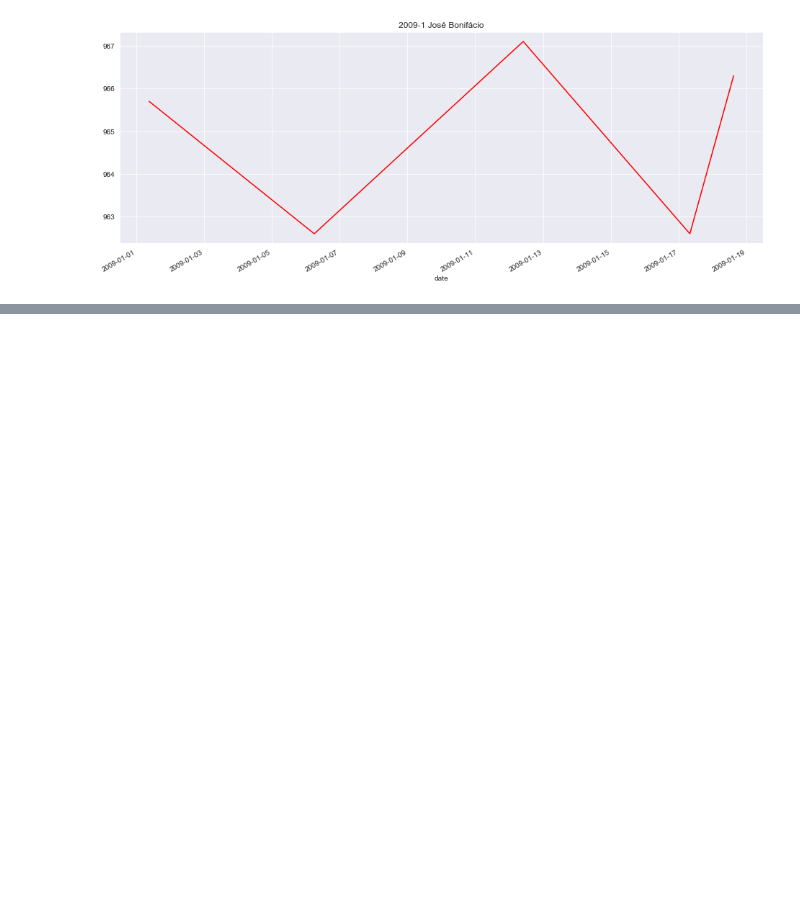
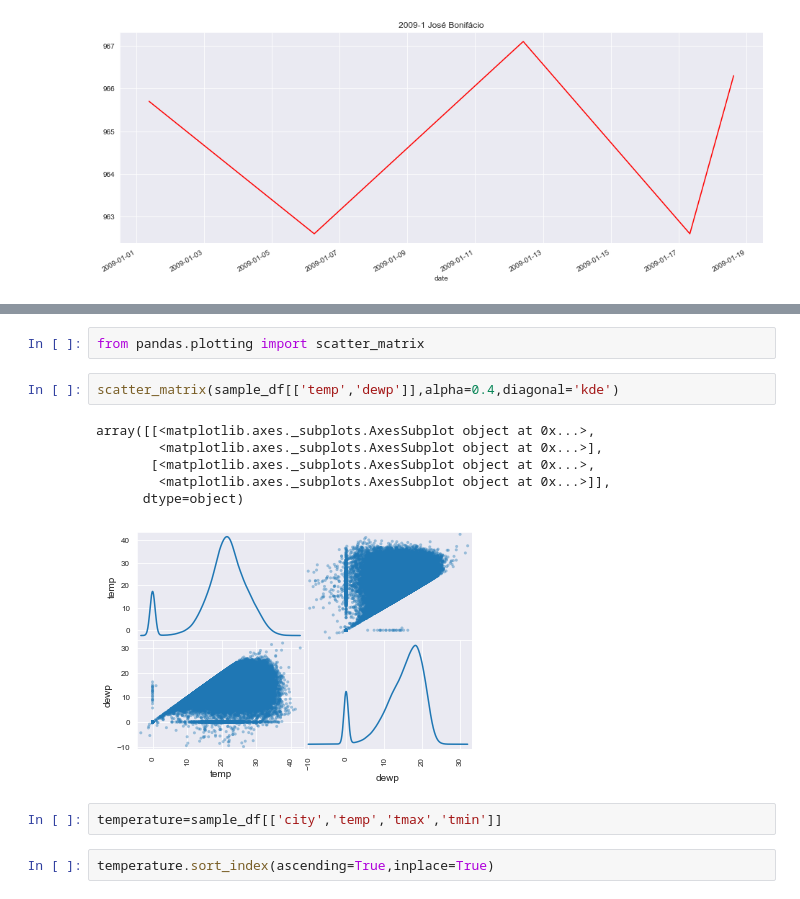
Before and after one commit to ducnguyen4993/Hourly-Weather-Surface---Brazil-Southeast-region-Data-Analysis, a Jupyter notebook: weather data analysis.ipynb, the cells around one changed output, grey strips where cells are left out. Drawn from its saved outputs; the diff is of its cells as text; blank space fills up the shorter version.

Commit message:
temp

```diff
--- a/weather data analysis.ipynb
+++ b/weather data analysis.ipynb
@@ -530,0 +543,15 @@ date
+# %%
+from pandas.plotting import scatter_matrix
+# %%
+scatter_matrix(sample_df[['temp','dewp']],alpha=0.4,diagonal='kde')
+# %% [output]
+array([[<matplotlib.axes._subplots.AxesSubplot object at 0x...>,
+        <matplotlib.axes._subplots.AxesSubplot object at 0x...>],
+       [<matplotlib.axes._subplots.AxesSubplot object at 0x...>,
+        <matplotlib.axes._subplots.AxesSubplot object at 0x...>]],
+      dtype=object)
+[figure, added]
+# %%
+temperature=sample_df[['city','temp','tmax','tmin']]
+# %%
+temperature.sort_index(ascending=True,inplace=True)
```
Also changed, not shown: parts of 7 cells of this notebook.
